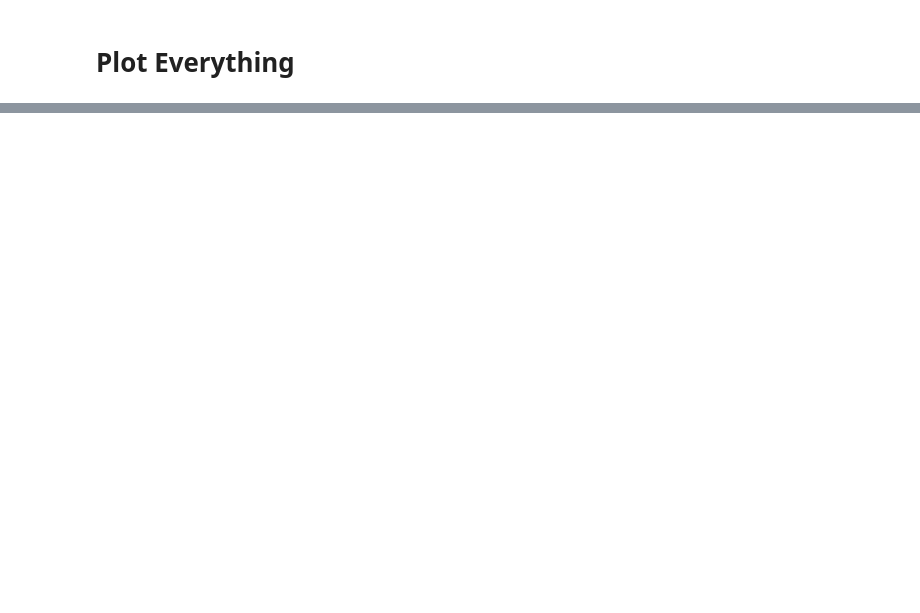
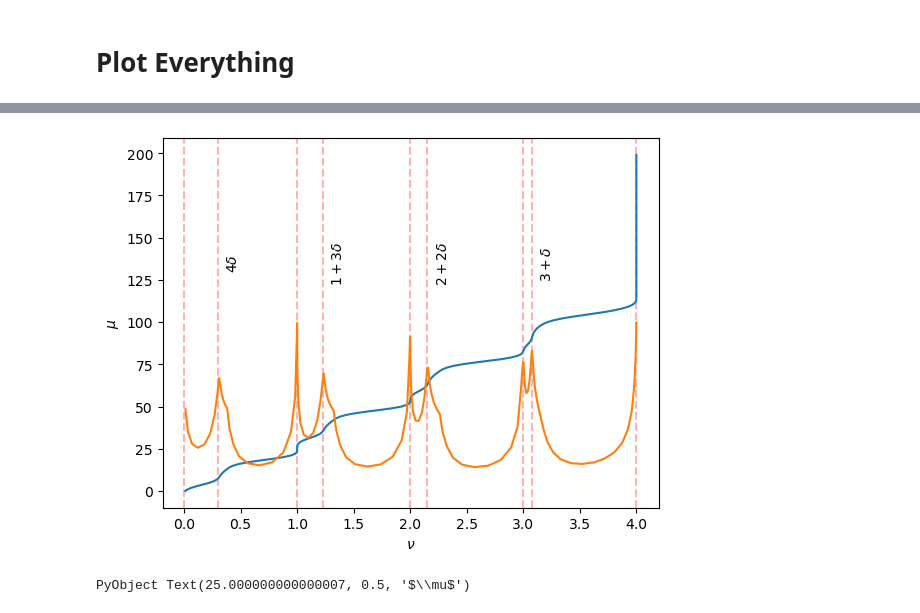
Before and after one commit to DanielEricParker/HF0d, a Jupyter notebook: examples/supermoire_phenomenological_model.ipynb, the cells around one changed output, grey strips where cells are left out. Drawn from its saved outputs; the diff is of its cells as text; code cells hidden in the pictures; blank space fills up the shorter version.

```diff
--- a/examples/supermoire_phenomenological_model.ipynb
+++ b/examples/supermoire_phenomenological_model.ipynb
@@ -113,4 +102,26 @@ axs[2].legend(ncol=2,title="Species",frameon=false)
 PyObject <matplotlib.legend.Legend object at 0x...>
+# %%
+plot(νstot, μs2[1:end-1])
+plot(νstot, 1 ./ κs)
+
+for x in [0,1,2,3,4, 0+4*δ, 1+3*δ,2+2*δ,3+δ]
+    axvline(x,color=(1,0,0,0.3),ls="--",zorder=-1)
+end
+
+ycoord = 125
+text(0+5*δ,ycoord+10,L"$4\delta$",rotation=90,va="center")
+text(1+4*δ,ycoord+10,L"$1+3\delta$",rotation=90,va="center")
+text(2+3*δ,ycoord+10,L"$2+2\delta$",rotation=90,va="center")
+text(3+2*δ,ycoord+10,L"$3+\delta$",rotation=90,va="center")
+
+xlabel(L"$\nu$")
+ylabel(L"$\mu$")
+
+# ylim(0,150)
+# xlim(0,4)
+# %% [output]
+[figure, added]
+PyObject Text(25.000000000000007, 0.5, '$\\mu$')
 # %%
 plot(νstot, μs2[1:end-1])
 plot(νstot, 1 ./ κs)
```
Also changed, not shown: parts of 8 cells of this notebook, 9 other files.
